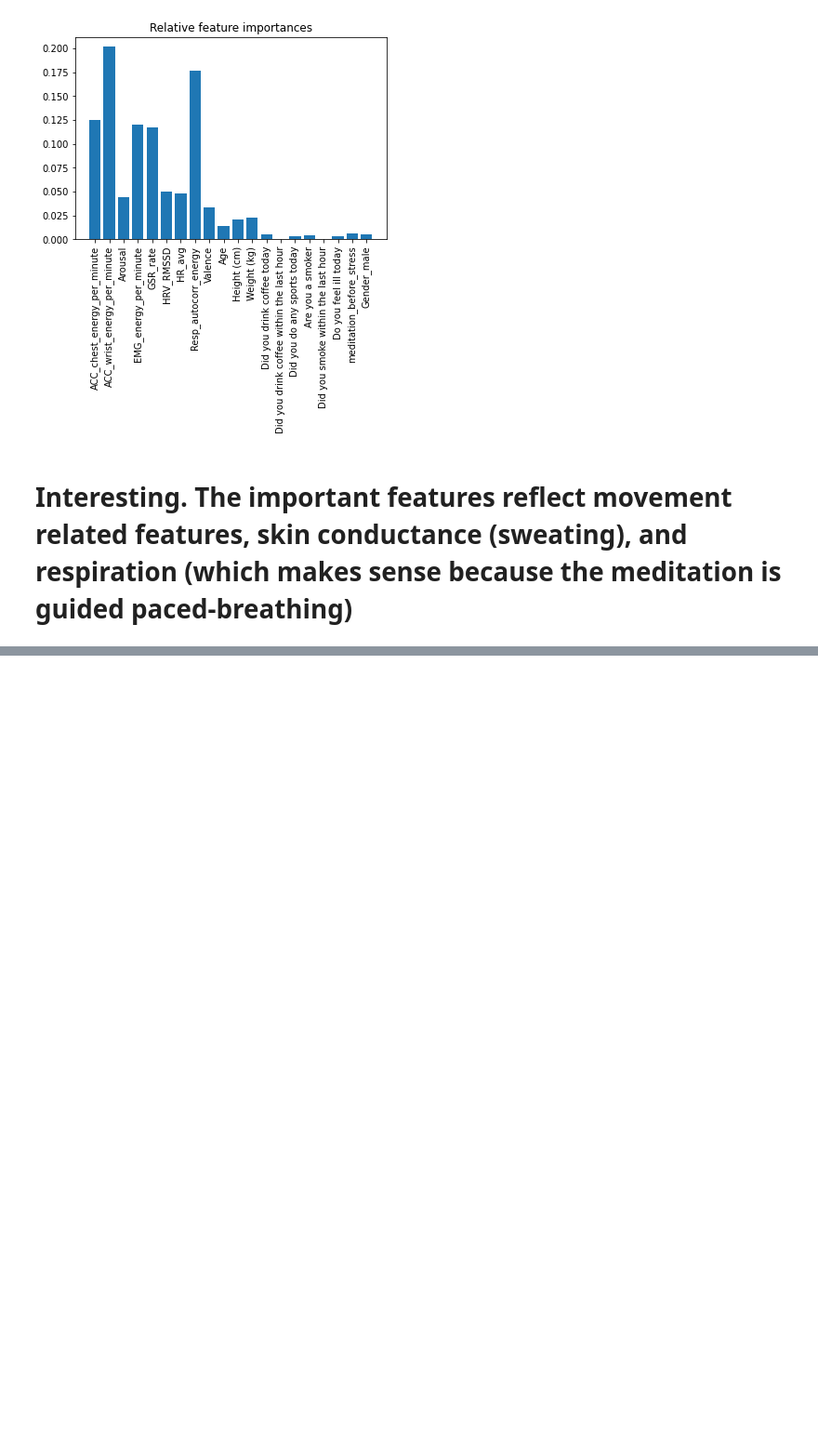
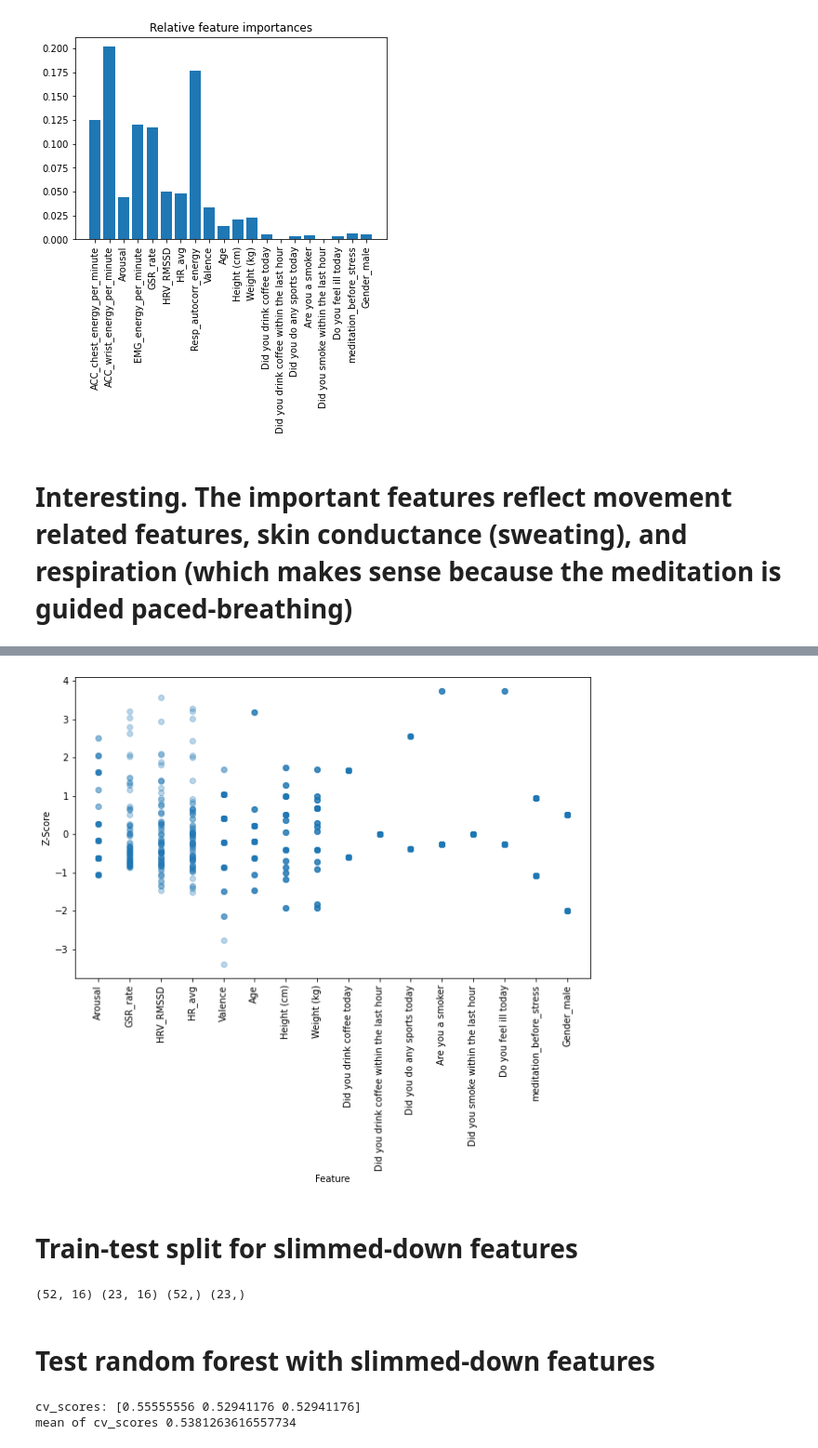
Before and after one commit to WalterPiTheScienceGuy/Springboard_Capstone2, a Jupyter notebook: Capstone2/notebooks/Capstone2-PreProcessing.ipynb, the cells around one changed output, grey strips where cells are left out. Shown at 93% size. Drawn from its saved outputs; the diff is of its cells as text; code cells hidden in the pictures; blank space fills up the shorter version.

```diff
--- a/Capstone2/notebooks/Capstone2-PreProcessing.ipynb
+++ b/Capstone2/notebooks/Capstone2-PreProcessing.ipynb
@@ -371,0 +433,7 @@ plt.show()
+# %%
+cols_to_keep = ['Arousal', 'GSR_rate', 'HRV_RMSSD', 'HR_avg', 'Valence', 'Age',
+                'Height (cm)', 'Weight (kg)', 'Did you drink coffee today',
+                'Did you drink coffee within the last hour', 'Did you do any sports today',
+                'Are you a smoker', 'Did you smoke within the last hour',
+                'Do you feel ill today', 'meditation_before_stress', 'Gender_male']
+cols_to_keep
@@ -371,0 +457,3 @@ plt.show()
+# %%
+new_X_cols = X_cols[cols_to_keep]
+new_X_cols.shape
@@ -371,0 +462,7 @@ plt.show()
+# %%
+#initialize
+display(new_X_cols.head(3))
+new_scaler = StandardScaler()
+#standardize
+new_scaled_X = new_scaler.fit_transform(new_X_cols)
+display(pd.DataFrame(new_scaled_X, columns=new_X_cols.columns).head(3))
@@ -371,0 +478,32 @@ plt.show()
+# %%
+new_x_nums = np.array(list(range(new_scaled_X.shape[1])) * new_scaled_X.shape[0])
+plt.figure(figsize=[10, 6])
+plt.scatter(x=new_x_nums, y=new_scaled_X.flatten(),alpha=0.3)
+plt.xticks(range(new_scaled_X.shape[1]), labels=new_X_cols.columns, rotation=90)
+plt.ylabel('Z-Score')
+plt.xlabel('Feature')
+plt.show()
+# %% [output]
+[figure, added]
+# %% [markdown]
+# Train-test split for slimmed-down features
+# %%
+from sklearn.model_selection import train_test_split
+new_X_train, new_X_test, y_train, y_test = train_test_split(new_X_cols, y_col, test_size=0.3, random_state=42)
+print(new_X_train.shape, new_X_test.shape, y_train.shape, y_test.shape)
+# %% [output]
+(52, 16) (23, 16) (52,) (23,)
+# %% [markdown]
+# Test random forest with slimmed-down features
+# %%
+from sklearn.ensemble import RandomForestClassifier
+new_random_forest = RandomForestClassifier()
+
+from sklearn.model_selection import cross_val_score
+new_cv_scores = cross_val_score(random_forest, new_X_train, y_train, cv=3) #Dataset is currently small, so 3-fold cv.
+
+print('cv_scores:', new_cv_scores)
+print('mean of cv_scores', np.mean(new_cv_scores))
+# %% [output]
+cv_scores: [0.55555556 0.52941176 0.52941176]
+mean of cv_scores 0.5381263616557734
```
Also changed, not shown: parts of 38 cells of this notebook.
